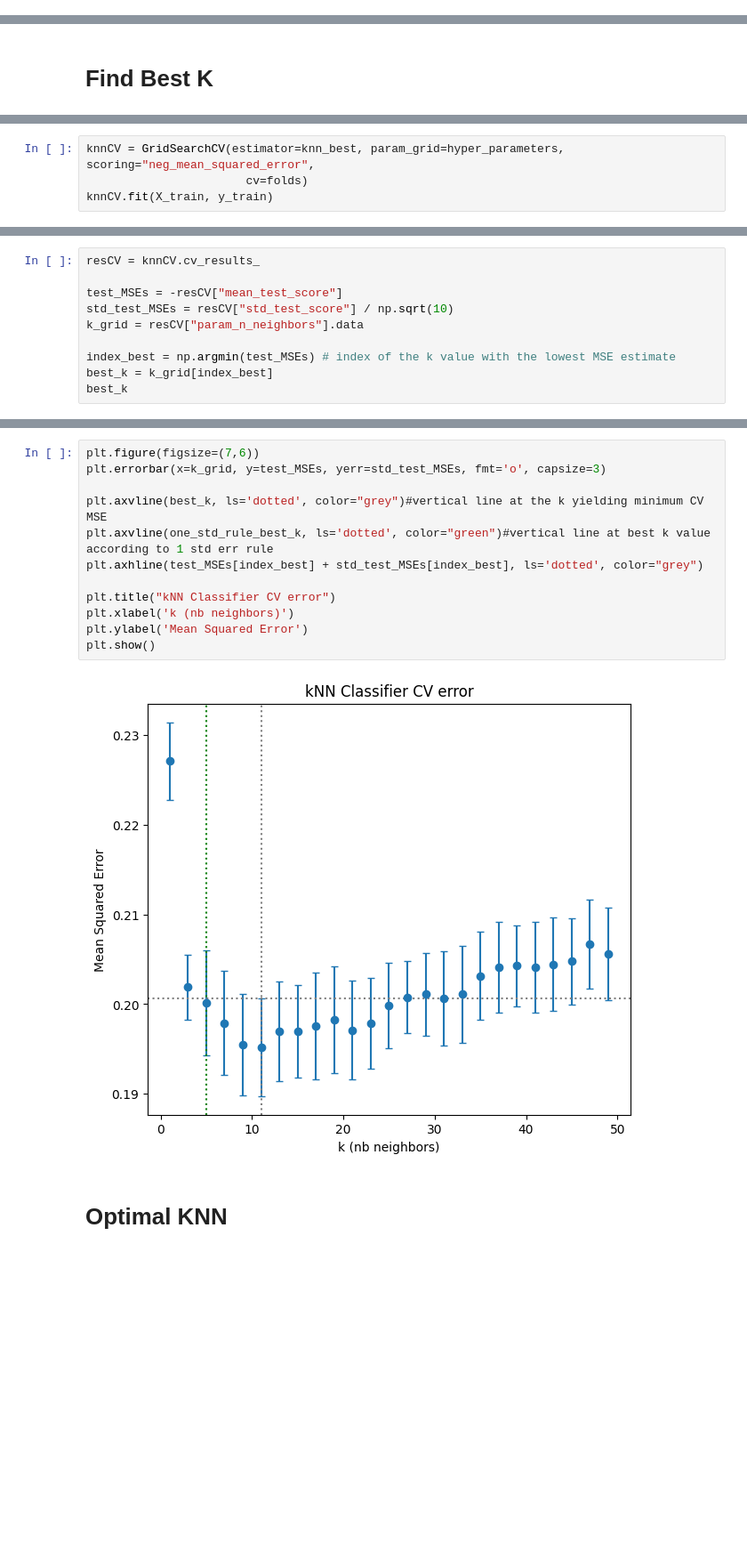
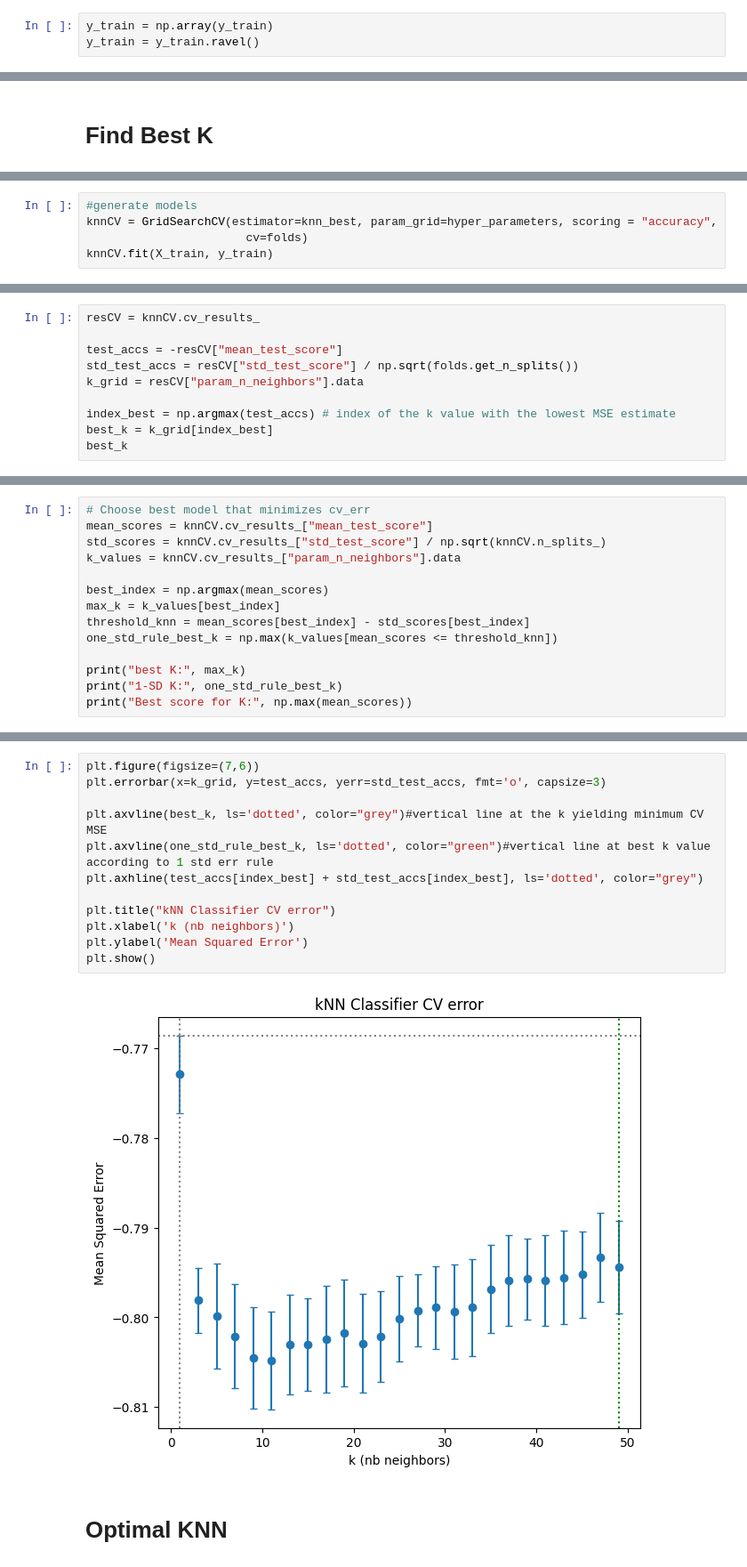
Before and after one commit to LuciaCam/ML_kaggle_competition, a Jupyter notebook: FINAL_k_nearest_neighbors.ipynb, the cells around one changed output, grey strips where cells are left out. Shown at 89% size. Drawn from its saved outputs; the diff is of its cells as text; blank space fills up the shorter version.

```diff
--- a/FINAL_k_nearest_neighbors.ipynb
+++ b/FINAL_k_nearest_neighbors.ipynb
@@ -29,0 +38,3 @@ X_pred = pd.read_csv("TEST_KAGGLE.csv", index_col="Id")
+# %%
+y_train = np.array(y_train)
+y_train = y_train.ravel()
@@ -66,6 +94,7 @@ knn_best = KNeighborsClassifier()
 hyper_parameters = {"n_neighbors" : np.arange(1, 50, 2)}
 # %%
-knnCV = GridSearchCV(estimator=knn_best, param_grid=hyper_parameters, scoring="neg_mean_squared_error",
+#generate models
+knnCV = GridSearchCV(estimator=knn_best, param_grid=hyper_parameters, scoring = "accuracy",
                        cv=folds)
 knnCV.fit(X_train, y_train)
 # %% [output]
@@ -77,11 +126,11 @@ GridSearchCV(cv=KFold(n_splits=10, random_state=1, shuffle=True),
 # %%
 resCV = knnCV.cv_results_
 
-test_MSEs = -resCV["mean_test_score"]
-std_test_MSEs = resCV["std_test_score"] / np.sqrt(10)
+test_accs = -resCV["mean_test_score"]
+std_test_accs = resCV["std_test_score"] / np.sqrt(folds.get_n_splits())
 k_grid = resCV["param_n_neighbors"].data
 
-index_best = np.argmin(test_MSEs) # index of the k value with the lowest MSE estimate
+index_best = np.argmax(test_accs) # index of the k value with the lowest MSE estimate
 best_k = k_grid[index_best]
 best_k
 # %% [output]
@@ -93,0 +144,14 @@ one_std_rule_best_k
+# %%
+# Choose best model that minimizes cv_err
+mean_scores = knnCV.cv_results_["mean_test_score"]
+std_scores = knnCV.cv_results_["std_test_score"] / np.sqrt(knnCV.n_splits_)
+k_values = knnCV.cv_results_["param_n_neighbors"].data
+
+best_index = np.argmax(mean_scores)
+max_k = k_values[best_index]
+threshold_knn = mean_scores[best_index] - std_scores[best_index]
+one_std_rule_best_k = np.max(k_values[mean_scores <= threshold_knn])
+
+print("best K:", max_k)
+print("1-SD K:", one_std_rule_best_k)
+print("Best score for K:", np.max(mean_scores))
@@ -94,17 +162,17 @@ one_std_rule_best_k
 # %%
 plt.figure(figsize=(7,6))
-plt.errorbar(x=k_grid, y=test_MSEs, yerr=std_test_MSEs, fmt='o', capsize=3)
+plt.errorbar(x=k_grid, y=test_accs, yerr=std_test_accs, fmt='o', capsize=3)
 
 plt.axvline(best_k, ls='dotted', color="grey")#vertical line at the k yielding minimum CV MSE
 plt.axvline(one_std_rule_best_k, ls='dotted', color="green")#vertical line at best k value according to 1 std err rule
-plt.axhline(test_MSEs[index_best] + std_test_MSEs[index_best], ls='dotted', color="grey")
+plt.axhline(test_accs[index_best] + std_test_accs[index_best], ls='dotted', color="grey")
 
 plt.title("kNN Classifier CV error")
 plt.xlabel('k (nb neighbors)')
 plt.ylabel('Mean Squared Error')
 plt.show()
 # %% [output]
-[figure, old version]
+[figure, new version]
 # %% [markdown]
 # Optimal KNN
 # %%
```
Also changed, not shown: parts of 27 cells of this notebook.
